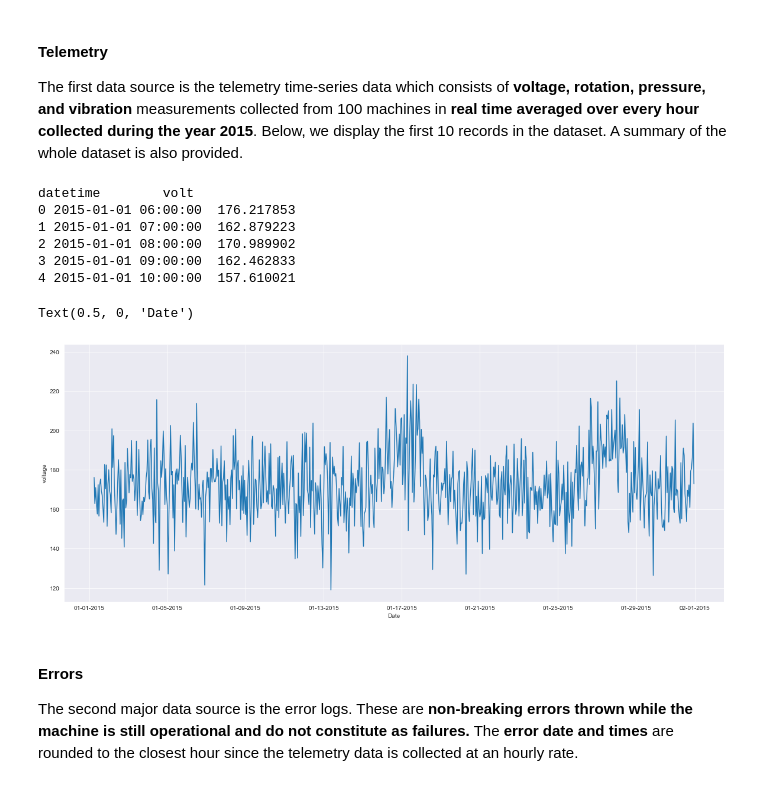
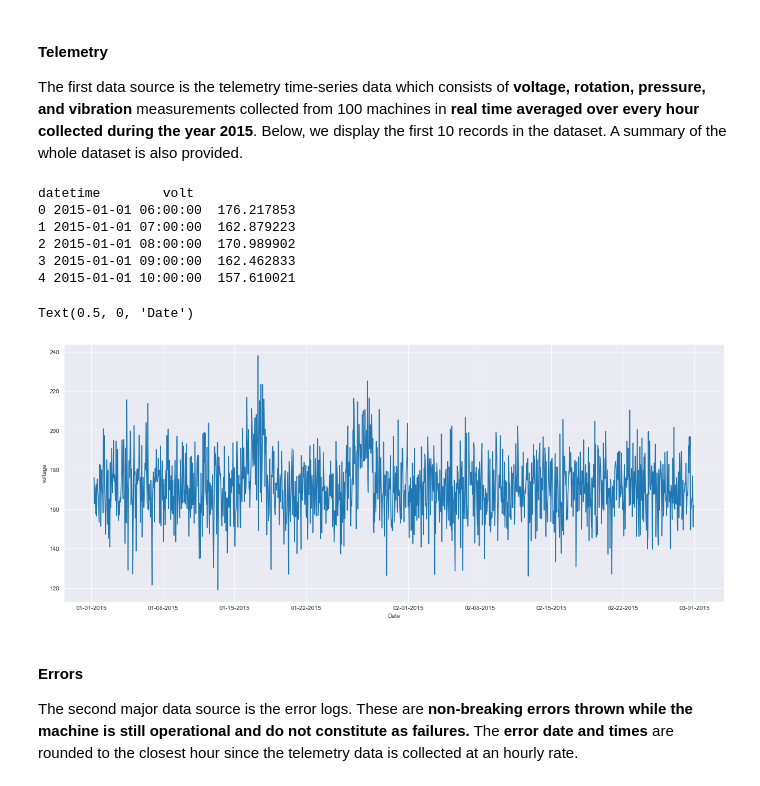
Before and after one commit to andreiciobanu/Predictive_Maintenance_using_Machine-Learning_Microsoft_Casestudy, a Jupyter notebook: Predictive Maintenance using Machine Learning.ipynb, the cells around one changed output. Saved outputs shown, nothing was run; the diff lists cells and outputs as text; code cells hidden in the pictures.

```diff
--- a/Predictive Maintenance using Machine Learning.ipynb
+++ b/Predictive Maintenance using Machine Learning.ipynb
@@ -62,34 +57,34 @@ The first data source is the telemetry time-series data which consists of **volt
 # %%
 %matplotlib inline
 import matplotlib.pyplot as plt
 import seaborn as sns
 
 #Access a group of rows and columns by label(s) or a boolean array.
 plot_df = telemetry.loc[(telemetry['machineID'] == 1) &
                         (telemetry['datetime'] > pd.to_datetime('2015-01-01')) &
-                        (telemetry['datetime'] <pd.to_datetime('2015-02-01')),
+                        (telemetry['datetime'] <pd.to_datetime('2015-03-01')),
                         ['datetime','volt']]
 
 print(plot_df.head())
 plot_df.describe()
 sns.set_style("darkgrid")
 plt.figure(figsize=(20, 8))
 plt.plot(plot_df['datetime'], plot_df['volt'])
 plt.ylabel('voltage')
 
 # make x-axis ticks legible
 adf = plt.gca().get_xaxis().get_major_formatter()
 adf.scaled[1.0] = '%m-%d-%Y'
 plt.xlabel('Date')
 # %% [output]
 datetime        volt
 0 2015-01-01 06:00:00  176.217853
 1 2015-01-01 07:00:00  162.879223
 2 2015-01-01 08:00:00  170.989902
 3 2015-01-01 09:00:00  162.462833
 4 2015-01-01 10:00:00  157.610021
 Text(0.5, 0, 'Date')
-[figure, old version]
+[figure, new version]
 # %% [markdown]
 #### **Errors**
 The second major data source is the error logs. These are **non-breaking errors thrown while the machine is still operational and do not constitute as failures.** The **error date and times** are rounded to the closest hour since the telemetry data is collected at an hourly rate.
```
Also changed, not shown: parts of 14 cells of this notebook, 3 other files.
